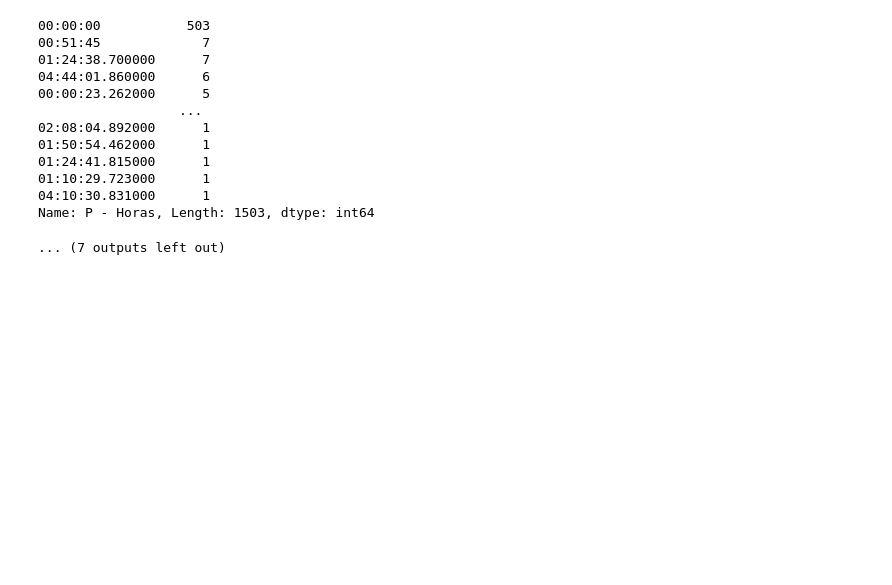
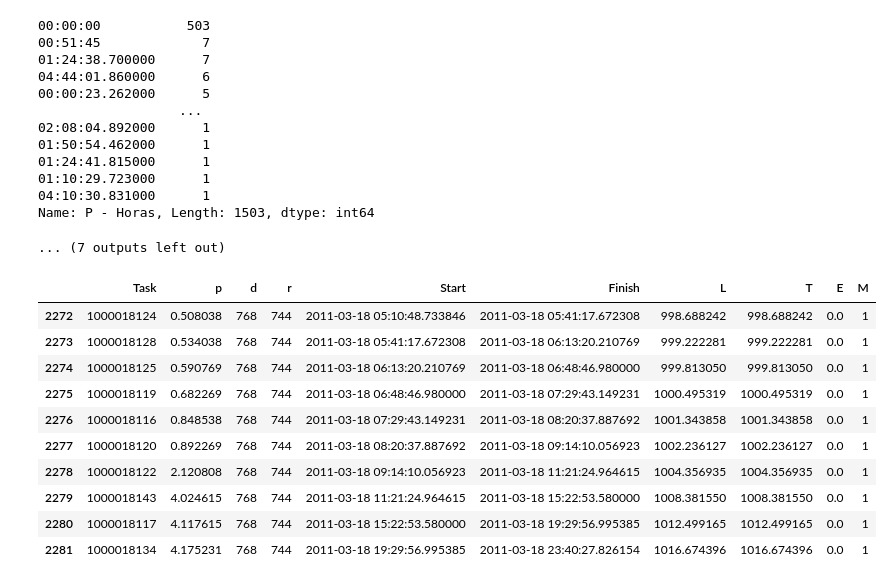
Before and after one commit to CDMonsalveA/Taller_1_Monsalve_Rozo_Leon_PCP, a Jupyter notebook: Taller_1_Monsalve_Rozo_León.ipynb, the cells around one changed output. Cells and saved outputs as stored; diff of their text form; code cells hidden in the pictures; blank space fills up the shorter version.

```diff
--- a/Taller_1_Monsalve_Rozo_León.ipynb
+++ b/Taller_1_Monsalve_Rozo_León.ipynb
@@ -389,42 +386,61 @@ def get_d(row, n):
     # add n hours to r_{j}
     r = r + n
     return r
+def hours_to_dates(start_date, hours_list):
+    """Converts a list of hours from a start date to a list of datetime objects."""
+    dates_list = []
+    for hours in hours_list:
+        # Add the hours to the start date
+        new_date = start_date + datetime.timedelta(hours=hours)
+        dates_list.append(new_date)
+    return dates_list
 
 # use the function add_nhours to add 15 hours to the column 'FECHA'
 DatosTaller['FECHA'] = DatosTaller.apply(add_nhours, axis=1, args=(15,))
 # create a new column 'p_{j}' and use the function get_p to fill it
 DatosTaller['p'] = DatosTaller.apply(get_p, axis=1)
 # create a new column 'weekday' and use the function get_weekday to fill it
 DatosTaller['weekday'] = DatosTaller.apply(get_weekday, axis=1)
 # create a new column 'r_{j}' and use the function get_r to fill it
 DatosTaller['r'] = DatosTaller.apply(get_r, axis=1)
 # create a new column 'd_{j}' and use the function get_d to fill it
 DatosTaller['d'] = DatosTaller.apply(get_d, axis=1, args=(24,))
 #display(DatosTaller)
 
 n = len(DatosTaller)
 p = DatosTaller['p'].tolist()
 d = DatosTaller['d'].tolist()
 r = DatosTaller['r'].tolist()
 SM = SingleMachine(n=n, p=p, d=d, r=r)
 SM.J = DatosTaller['Nº REMISION'].tolist()
 SM.SPT()
-
+start_date = DatosTaller['FECHA'].min()
 results = pd.DataFrame({'Task': SM.J,
                           'p': SM.p,
                           'd': SM.d,
                           'r': SM.r,
-                          'Start': SM.S,
-                          'Finish': SM.C,
+                          'Start': hours_to_dates(start_date,SM.S),
+                          'Finish': hours_to_dates(start_date,SM.C),
                           'L': SM.L,
                           'T': SM.T,
                           'E': SM.E})
 #display(resultado)
 results['M']=1
 results.to_excel('resultado.xlsx')
-
-# make a gantt chart from the dataframe results
-# where the start is S, Completion, C. The y axis is M
-# and the x axis is the Job
-fig = ff.create_gantt(results, index_col='M')
+# make a gantt chart  from the dataframe results
+import plotly.express as px
+fig = px.timeline(results,x_start='Start',x_end='Finish',y='M', color='Task')
 fig.show()
+display(results.tail(10))
+# %% [output]
+|  | Task | p | d | r | Start | Finish | L | T | E | M |
+| 2272 | 1000018124 | 0.508038 | 768 | 744 | 2011-03-18 05:10:48.733846 | 2011-03-18 05:41:17.672308 | 998.688242 | 998.688242 | 0.0 | 1 |
+| 2273 | 1000018128 | 0.534038 | 768 | 744 | 2011-03-18 05:41:17.672308 | 2011-03-18 06:13:20.210769 | 999.222281 | 999.222281 | 0.0 | 1 |
+| 2274 | 1000018125 | 0.590769 | 768 | 744 | 2011-03-18 06:13:20.210769 | 2011-03-18 06:48:46.980000 | 999.813050 | 999.813050 | 0.0 | 1 |
+| 2275 | 1000018119 | 0.682269 | 768 | 744 | 2011-03-18 06:48:46.980000 | 2011-03-18 07:29:43.149231 | 1000.495319 | 1000.495319 | 0.0 | 1 |
+| 2276 | 1000018116 | 0.848538 | 768 | 744 | 2011-03-18 07:29:43.149231 | 2011-03-18 08:20:37.887692 | 1001.343858 | 1001.343858 | 0.0 | 1 |
+| 2277 | 1000018120 | 0.892269 | 768 | 744 | 2011-03-18 08:20:37.887692 | 2011-03-18 09:14:10.056923 | 1002.236127 | 1002.236127 | 0.0 | 1 |
+| 2278 | 1000018122 | 2.120808 | 768 | 744 | 2011-03-18 09:14:10.056923 | 2011-03-18 11:21:24.964615 | 1004.356935 | 1004.356935 | 0.0 | 1 |
+| 2279 | 1000018143 | 4.024615 | 768 | 744 | 2011-03-18 11:21:24.964615 | 2011-03-18 15:22:53.580000 | 1008.381550 | 1008.381550 | 0.0 | 1 |
+| 2280 | 1000018117 | 4.117615 | 768 | 744 | 2011-03-18 15:22:53.580000 | 2011-03-18 19:29:56.995385 | 1012.499165 | 1012.499165 | 0.0 | 1 |
+| 2281 | 1000018134 | 4.175231 | 768 | 744 | 2011-03-18 19:29:56.995385 | 2011-03-18 23:40:27.826154 | 1016.674396 | 1016.674396 | 0.0 | 1 |
```
Also changed, not shown: parts of 1 cell of this notebook, 1 other file.
